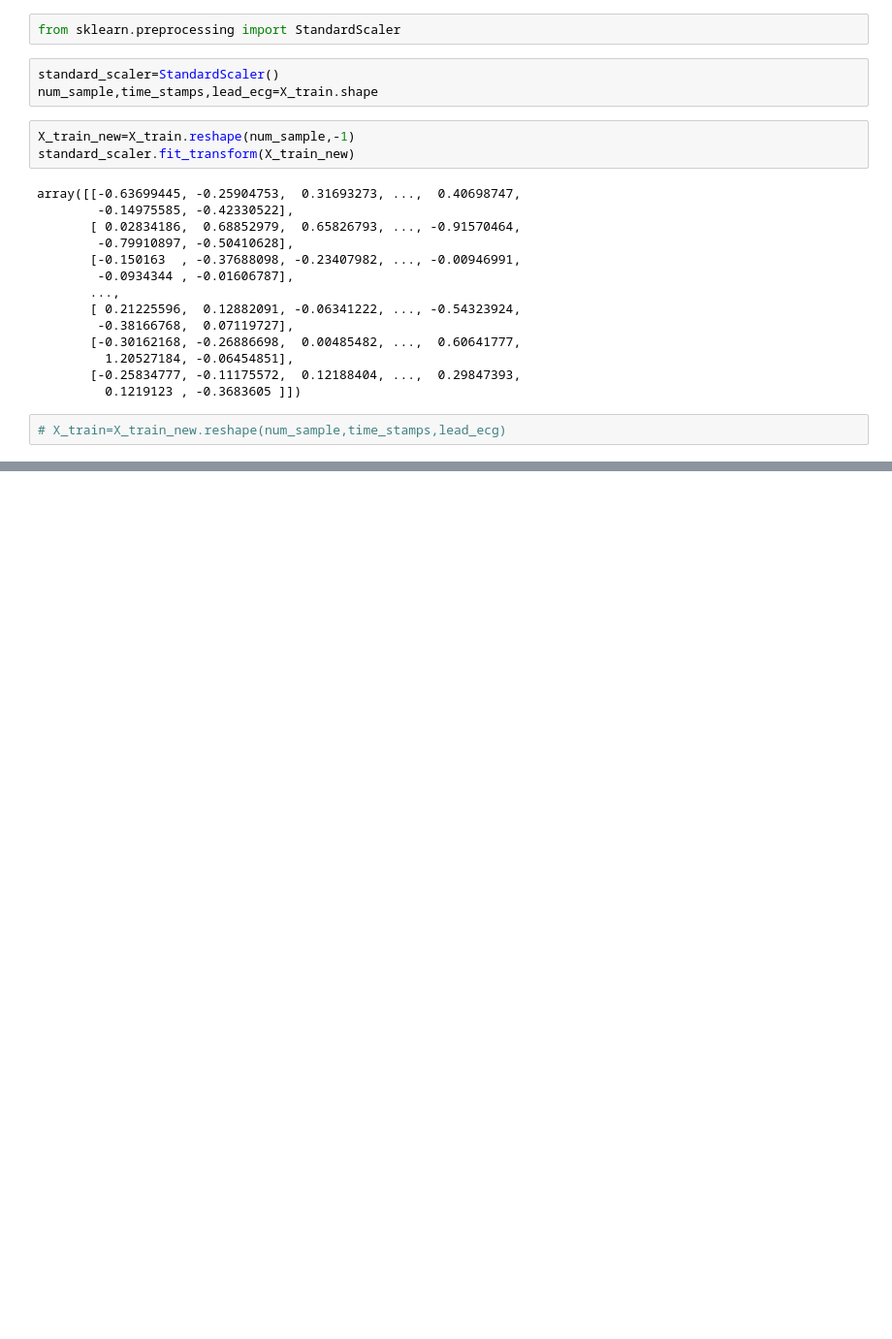
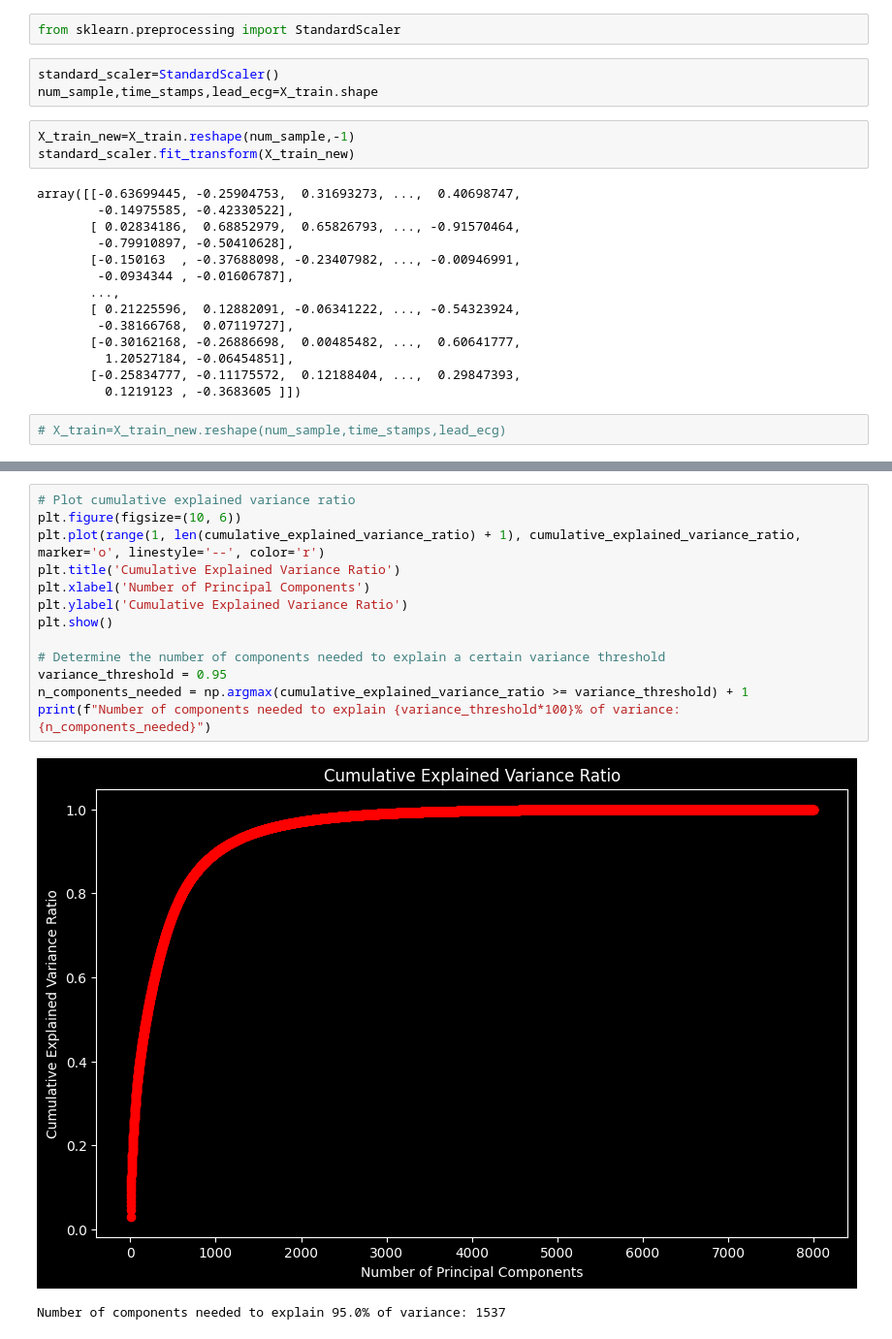
Before and after one commit to Y3XInnovatech/ECG_CLASSIFICATION, a Jupyter notebook: ecg-classification .ipynb, the cells around one changed output, grey strips where cells are left out. Shown at 97% size. Saved outputs shown, nothing was run; the diff lists cells and outputs as text; blank space fills up the shorter version.

```diff
--- a/ecg-classification .ipynb
+++ b/ecg-classification .ipynb
@@ -156,0 +214,16 @@ X_pca.shape
+# %%
+# Plot cumulative explained variance ratio
+plt.figure(figsize=(10, 6))
+plt.plot(range(1, len(cumulative_explained_variance_ratio) + 1), cumulative_explained_variance_ratio, marker='o', linestyle='--', color='r')
+plt.title('Cumulative Explained Variance Ratio')
+plt.xlabel('Number of Principal Components')
+plt.ylabel('Cumulative Explained Variance Ratio')
+plt.show()
+
+# Determine the number of components needed to explain a certain variance threshold
+variance_threshold = 0.95
+n_components_needed = np.argmax(cumulative_explained_variance_ratio >= variance_threshold) + 1
+print(f"Number of components needed to explain {variance_threshold*100}% of variance: {n_components_needed}")
+# %% [output]
+[figure, added]
+Number of components needed to explain 95.0% of variance: 1537
```
Also changed, not shown: parts of 16 cells of this notebook, 1 other file.
